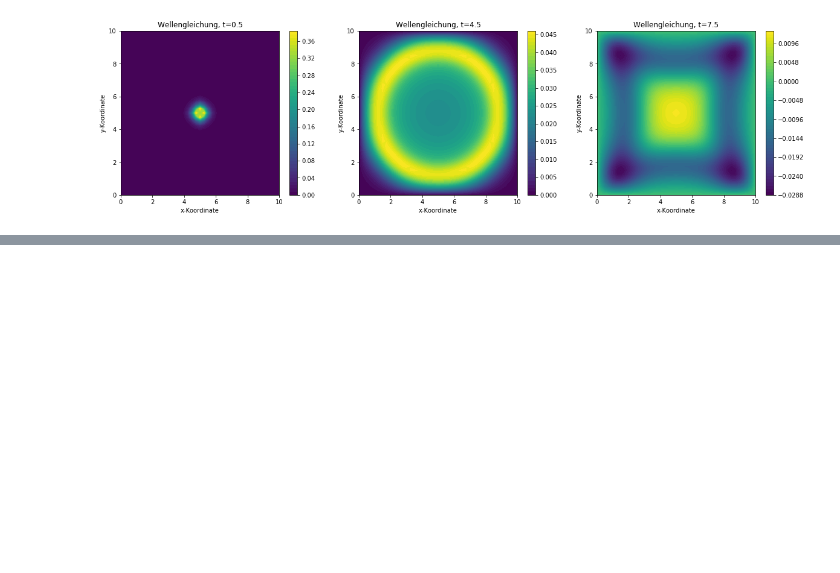
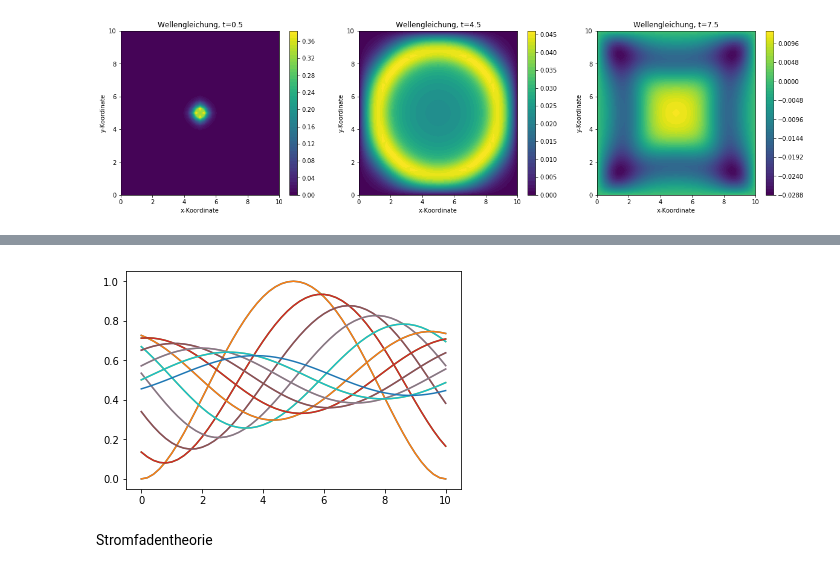
Before and after one commit to jhofinger/NumStroe, a Jupyter notebook: Wellengleichung.ipynb, the cells around one changed output, grey strips where cells are left out. Cells and saved outputs as stored; diff of their text form; code cells hidden in the pictures; blank space fills up the shorter version.

```diff
--- a/Wellengleichung.ipynb
+++ b/Wellengleichung.ipynb
@@ -345,0 +380,22 @@ plt.show()
+# %%
+L, H, n_x, n_y = 10, 1, 51, 1
+Pe, kappa = 5, 0
+U = Pe * kappa / L
+U = 1
+endtime, clf = 10, 5
+mesh = periodic2DMesh(L, H, n_x, n_y)
+delta_t = clf * mesh.delta_x / (U+kappa/mesh.delta_x)
+timesteps = int(endtime / delta_t)
+boundaries = []
+ab1 = [x**2 * (L-x)**2 / L**4 * 16 for x in np.linspace(0, L, n_x)]
+s = solver(mesh, [1, 0, -U, kappa, 0, 0], Euler_implizit(delta_t), [Zentraldifferenz(True, mesh.delta_x)], boundaries)
+s.assemble()
+result = s.solve(int(timesteps), [ab1])
+# %%
+for time in np.linspace(0, endtime, 21):
+    plt.plot(np.linspace(0, L, n_x), result[int(time / endtime * timesteps)], label=("t=0" if time==0 else ""))
+plt.show()
+# %% [output]
+[figure, added]
+# %% [markdown]
+Stromfadentheorie
```
Also changed, not shown: parts of 10 cells of this notebook.
